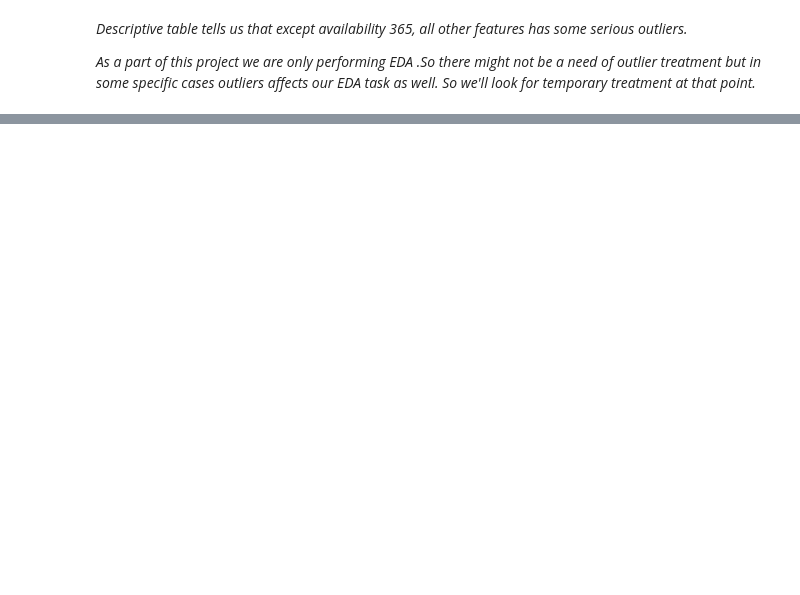
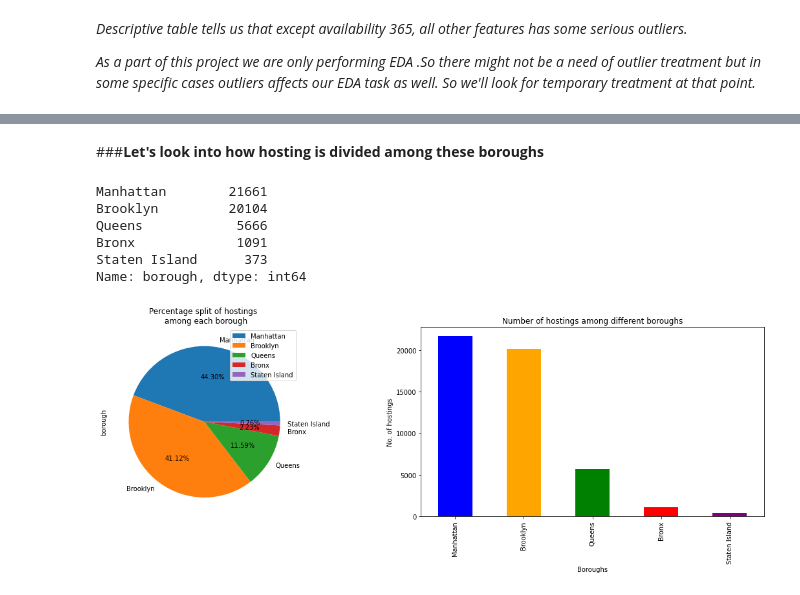
Before and after one commit to kiranmahara9600/AirbnbNYC_2019_Analysis, a Jupyter notebook: Airbnb_Bookings_Analysis.ipynb, the cells around one changed output, grey strips where cells are left out. Cells and saved outputs as stored; diff of their text form; code cells hidden in the pictures; blank space fills up the shorter version.

Commit message:
Visualising and analysing about different areas(neighbourhood and boroughs)

```diff
--- a/Airbnb_Bookings_Analysis.ipynb
+++ b/Airbnb_Bookings_Analysis.ipynb
@@ -215,0 +233,4 @@ airbnbNY_data.drop(['id','host_id','latitude','longitude'], axis =1).describe()
+# %%
+#----------------------Block 11----------------------------------
+
+airbnbNY_data.rename(columns={'neighbourhood_group':'borough'}, inplace=True) # renaming neighbourhood group column to borough
@@ -215,0 +249,29 @@ airbnbNY_data.drop(['id','host_id','latitude','longitude'], axis =1).describe()
+# %% [markdown]
+###**Let's look into how hosting is divided among these boroughs**
+# %%
+#----------------------Block 13----------------------------------
+
+#checking for the observations under each borough
+borough_hositing = airbnbNY_data['borough'].value_counts().sort_values(ascending=False)
+borough_hositing
+# %% [output]
+Manhattan        21661
+Brooklyn         20104
+Queens            5666
+Bronx             1091
+Staten Island      373
+Name: borough, dtype: int64
+# %%
+#----------------------Block 14----------------------------------
+
+#plotting the above found details
+fig,axes= plt.subplots(1,2,figsize=(16,6))  #defining figure and initialising axes
+borough_hositing.plot.pie(autopct = '%1.2f%%', ax = axes[0]) #pie plot in axes[0]
+axes[0].set_title('Percentage split of hostings \n among each borough')  # title for pie plot
+axes[0].legend()  #to get legends
+borough_hositing.plot.bar(ax = axes[1],color=['blue','orange','green','red','purple'])  #bar plot in axes[1]
+axes[1].set_title('Number of hostings among different boroughs')  # title for bar plot
+axes[1].set(ylabel='No. of hostings', xlabel='Boroughs')   # labelling y and x axis
+fig.tight_layout() #for creating proper spacing and arrangement among different figures on canvas
+# %% [output]
+[figure, added]
```
Also changed, not shown: parts of 30 cells of this notebook.
